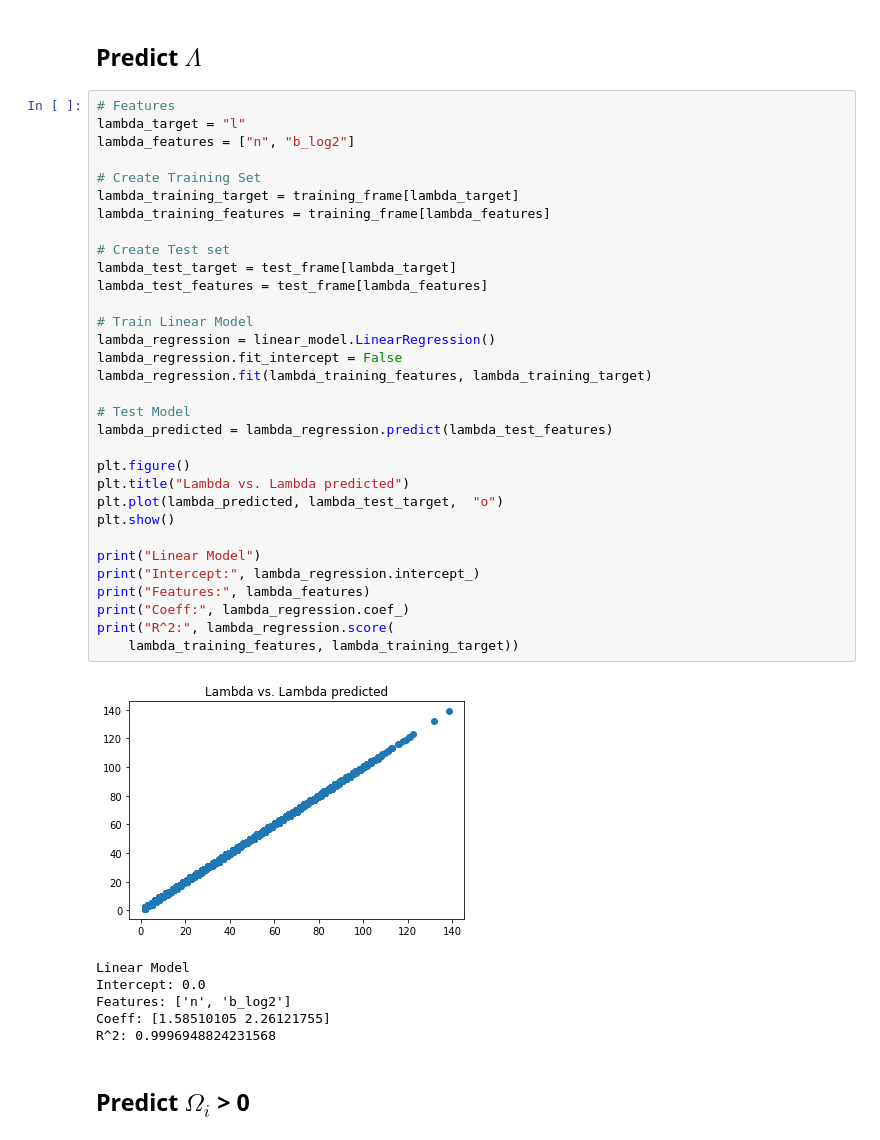
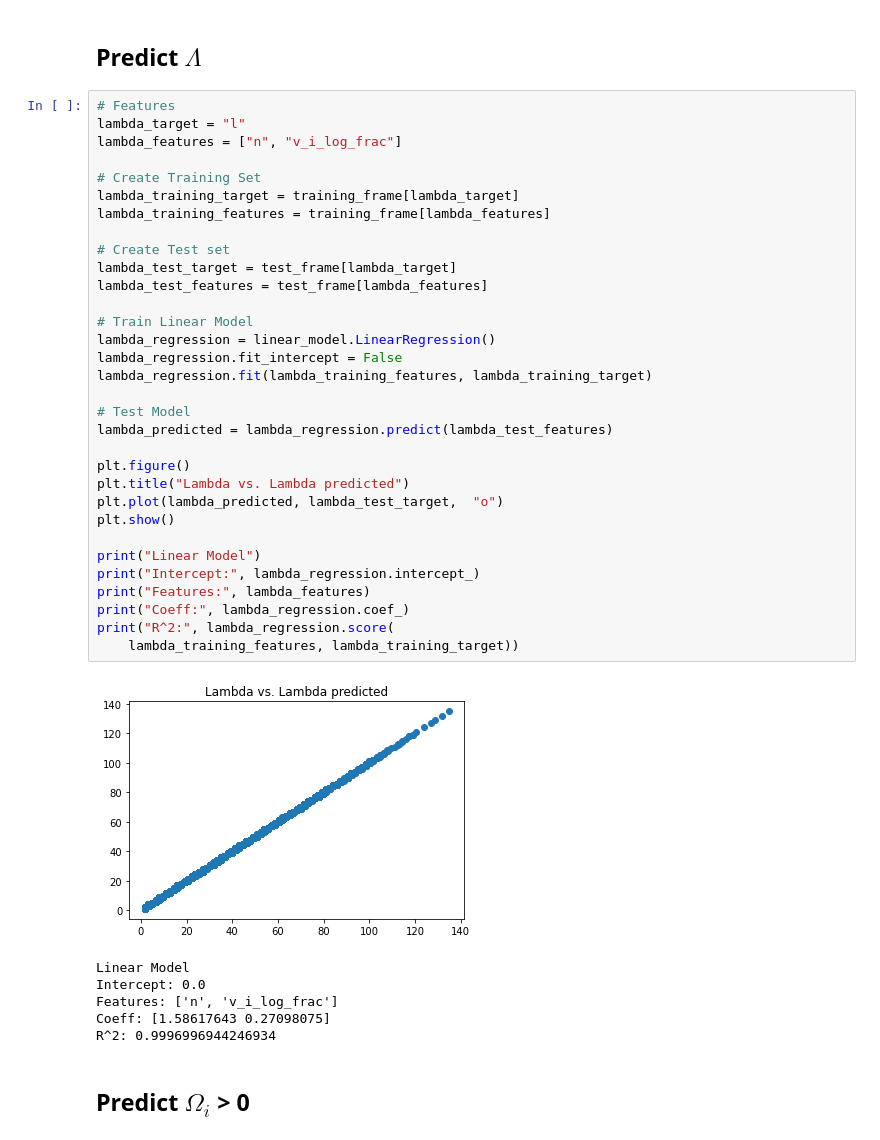
Before and after one commit to c4ristian/collatz, a Jupyter notebook: notebooks/ml/binary_learner.ipynb, the cells around one changed output. Drawn from its saved outputs; the diff is of its cells as text.

Commit message:
Model for lambda prediction updated

```diff
--- a/notebooks/ml/binary_learner.ipynb
+++ b/notebooks/ml/binary_learner.ipynb
@@ -105,42 +105,42 @@ Size test set:  16445
 # %%
 # Features
 lambda_target = "l"
-lambda_features = ["n", "b_log2"]
+lambda_features = ["n", "v_i_log_frac"]
 
 # Create Training Set
 lambda_training_target = training_frame[lambda_target]
 lambda_training_features = training_frame[lambda_features]
 
 # Create Test set
 lambda_test_target = test_frame[lambda_target]
 lambda_test_features = test_frame[lambda_features]
 
 # Train Linear Model
 lambda_regression = linear_model.LinearRegression()
 lambda_regression.fit_intercept = False
 lambda_regression.fit(lambda_training_features, lambda_training_target)
 
 # Test Model
 lambda_predicted = lambda_regression.predict(lambda_test_features)
 
 plt.figure()
 plt.title("Lambda vs. Lambda predicted")
 plt.plot(lambda_predicted, lambda_test_target,  "o")
 plt.show()
 
 print("Linear Model")
 print("Intercept:", lambda_regression.intercept_)
 print("Features:", lambda_features)
 print("Coeff:", lambda_regression.coef_)
 print("R^2:", lambda_regression.score(
     lambda_training_features, lambda_training_target))
 # %% [output]
-[figure, old version]
+[figure, new version]
 Linear Model
 Intercept: 0.0
-Features: ['n', 'b_log2']
-Coeff: [1.58510105 2.26121755]
-R^2: 0.9996948824231568
+Features: ['n', 'v_i_log_frac']
+Coeff: [1.58617643 0.27098075]
+R^2: 0.9996996944246934
 # %% [markdown]
 ## Predict $\Omega_i$ > 0
 # %%
```
Also changed, not shown: parts of 1 cell of this notebook.
